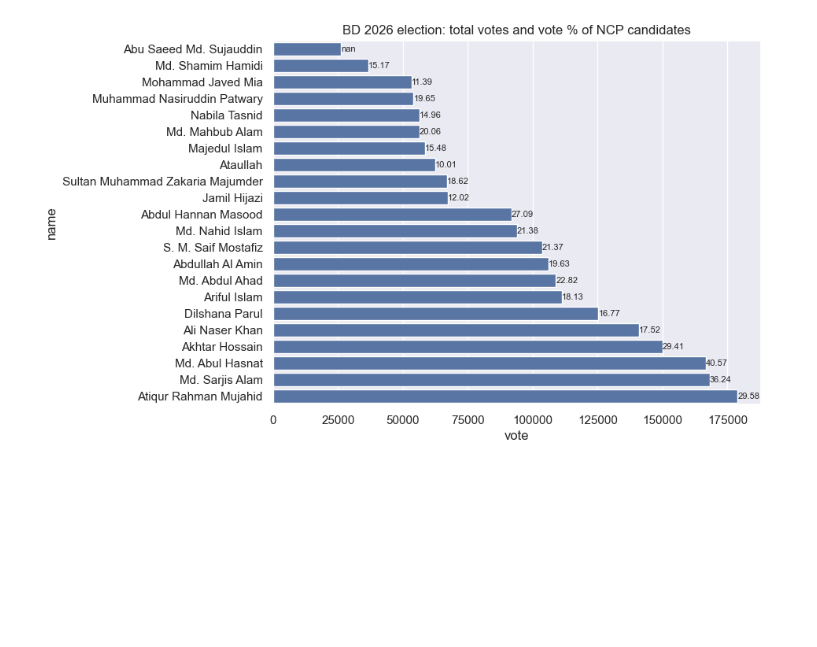
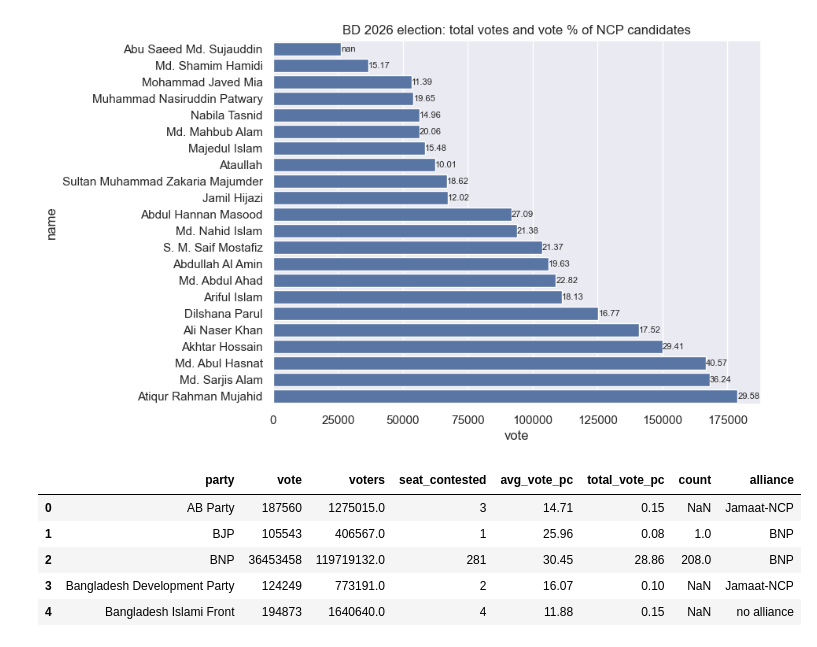
Before and after one commit to muhallilahnaf/bd-elections-eda, a Jupyter notebook: election_2026_party_district_analysis.ipynb, the cells around one changed output. Saved outputs shown, nothing was run; the diff lists cells and outputs as text; code cells hidden in the pictures; blank space fills up the shorter version.

```diff
--- a/election_2026_party_district_analysis.ipynb
+++ b/election_2026_party_district_analysis.ipynb
@@ -142,3 +142,14 @@ ax.set_title('BD 2026 election: total votes and vote % of NCP candidates')
 fig.savefig('fig/election_2026_ncp_candidates',bbox_inches='tight')
 # %% [output]
 [figure]
+# %%
+# get 2026 election party data
+dfp = pd.read_csv('https://raw.githubusercontent.com/muhallilahnaf/election-2026-live/master/data/party_votes_pa.csv')
+dfp.head()
+# %% [output]
+|  | party | vote | voters | seat_contested | avg_vote_pc | total_vote_pc | count | alliance |
+| 0 | AB Party | 187560 | 1275015.0 | 3 | 14.71 | 0.15 | NaN | Jamaat-NCP |
+| 1 | BJP | 105543 | 406567.0 | 1 | 25.96 | 0.08 | 1.0 | BNP |
+| 2 | BNP | 36453458 | 119719132.0 | 281 | 30.45 | 28.86 | 208.0 | BNP |
+| 3 | Bangladesh Development Party | 124249 | 773191.0 | 2 | 16.07 | 0.10 | NaN | Jamaat-NCP |
+| 4 | Bangladesh Islami Front | 194873 | 1640640.0 | 4 | 11.88 | 0.15 | NaN | no alliance |
```
Also changed, not shown: parts of 8 cells of this notebook, 4 other files.
